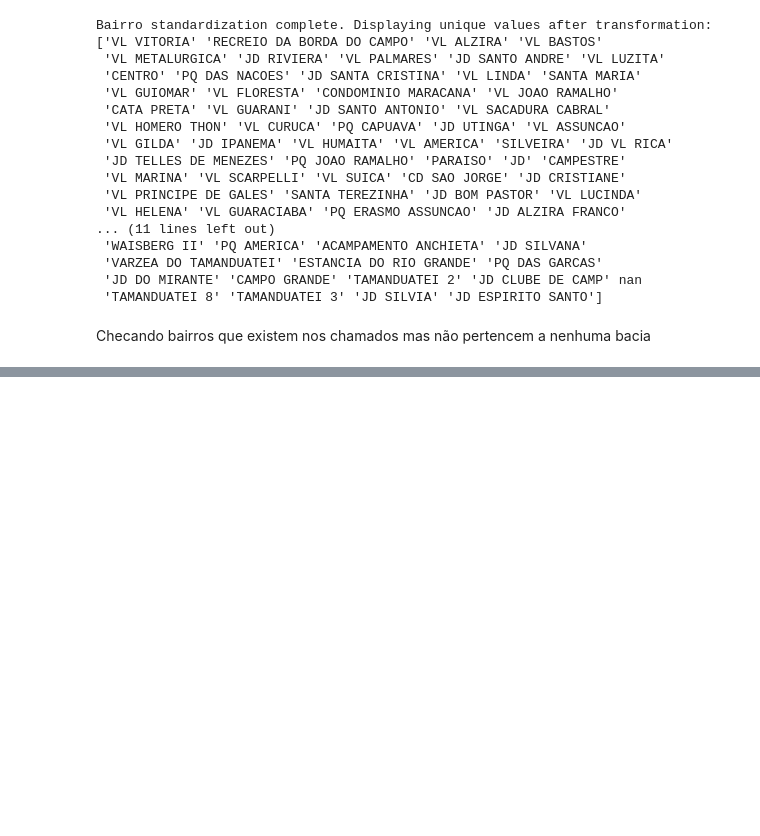
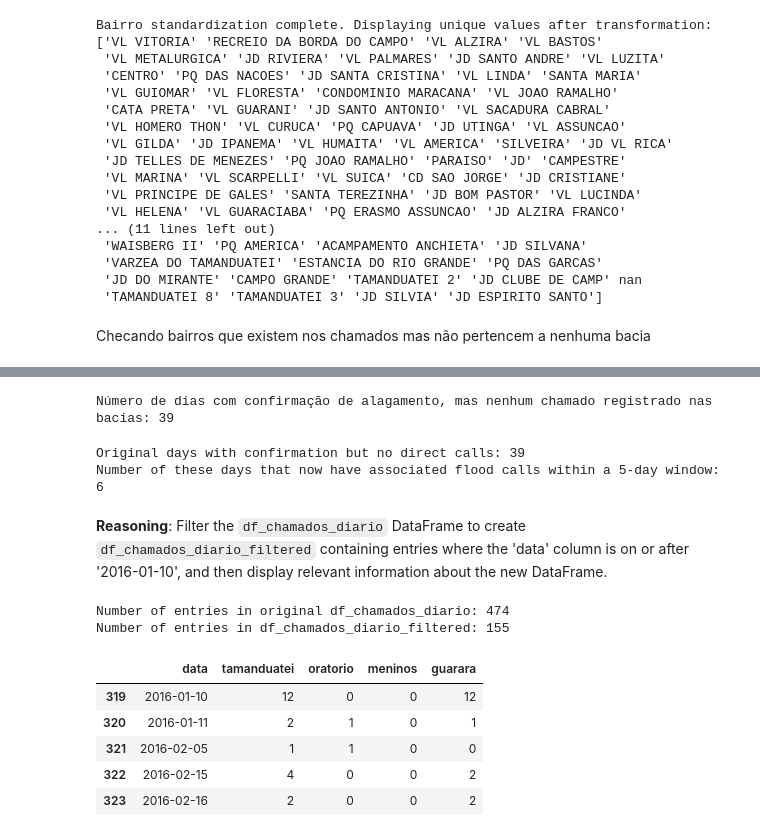
Before and after one commit to gitly-br/PSA_pred_models, a Jupyter notebook: notebooks/Processamento_chamados.ipynb, the cells around one changed output, grey strips where cells are left out. Saved outputs shown, nothing was run; the diff lists cells and outputs as text; code cells hidden in the pictures; blank space fills up the shorter version.

```diff
--- a/notebooks/Processamento_chamados.ipynb
+++ b/notebooks/Processamento_chamados.ipynb
@@ -249,0 +480,55 @@ Os seguintes bairros existem em 'df_chamados' mas não foram encontrados em nenh
+# %%
+basin_columns = ['tamanduatei', 'oratorio', 'meninos', 'guarara']
+
+days_with_confirmation_no_calls = df_chamados_confirmados[
+    df_chamados_confirmados[basin_columns].sum(axis=1) == 0
+]
+
+num_days = len(days_with_confirmation_no_calls)
+
+print(f"Número de dias com confirmação de alagamento, mas nenhum chamado registrado nas bacias: {num_days}")
+# %% [output]
+Número de dias com confirmação de alagamento, mas nenhum chamado registrado nas bacias: 39
+# %%
+days_with_calls_in_window = []
+
+basin_columns = ['tamanduatei', 'oratorio', 'meninos', 'guarara']
+
+for date in days_with_confirmation_no_calls['data']:
+    start_date = date - pd.Timedelta(days=4)
+    end_date = date + pd.Timedelta(days=4)
+
+    # Filter df_chamados_diario for the 5-day window
+    calls_in_window = df_chamados_diario[
+        (df_chamados_diario['data'] >= start_date) &
+        (df_chamados_diario['data'] <= end_date)
+    ]
+
+    # Check if there are any flood calls in any basin within this window
+    if not calls_in_window.empty and calls_in_window[basin_columns].sum().sum() > 0:
+        days_with_calls_in_window.append(date)
+
+print(f"Original days with confirmation but no direct calls: {len(days_with_confirmation_no_calls)}")
+print(f"Number of these days that now have associated flood calls within a 5-day window: {len(days_with_calls_in_window)}")
+# %% [output]
+Original days with confirmation but no direct calls: 39
+Number of these days that now have associated flood calls within a 5-day window: 6
+# %% [markdown]
+**Reasoning**:
+Filter the `df_chamados_diario` DataFrame to create `df_chamados_diario_filtered` containing entries where the 'data' column is on or after '2016-01-10', and then display relevant information about the new DataFrame.
+# %%
+df_chamados_diario_filtered = df_chamados_diario[df_chamados_diario['data'] >= '2016-01-10'].copy()
+
+print(f"Number of entries in original df_chamados_diario: {len(df_chamados_diario)}")
+print(f"Number of entries in df_chamados_diario_filtered: {len(df_chamados_diario_filtered)}")
+
+display(df_chamados_diario_filtered.head())
+# %% [output]
+Number of entries in original df_chamados_diario: 474
+Number of entries in df_chamados_diario_filtered: 155
+|  | data | tamanduatei | oratorio | meninos | guarara |
+| 319 | 2016-01-10 | 12 | 0 | 0 | 12 |
+| 320 | 2016-01-11 | 2 | 1 | 0 | 1 |
+| 321 | 2016-02-05 | 1 | 1 | 0 | 0 |
+| 322 | 2016-02-15 | 4 | 0 | 0 | 2 |
+| 323 | 2016-02-16 | 2 | 0 | 0 | 2 |
```
Also changed, not shown: parts of 36 cells of this notebook.
